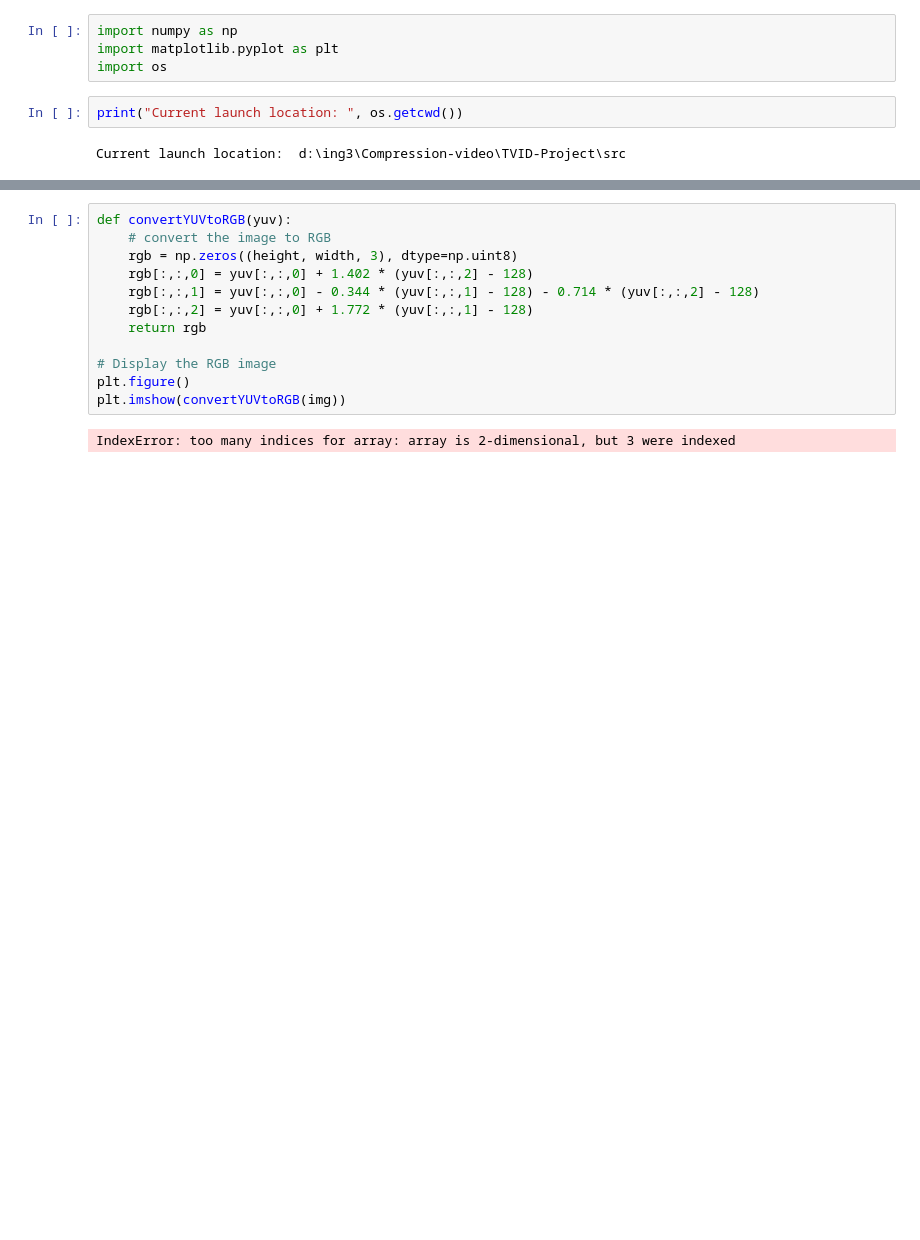
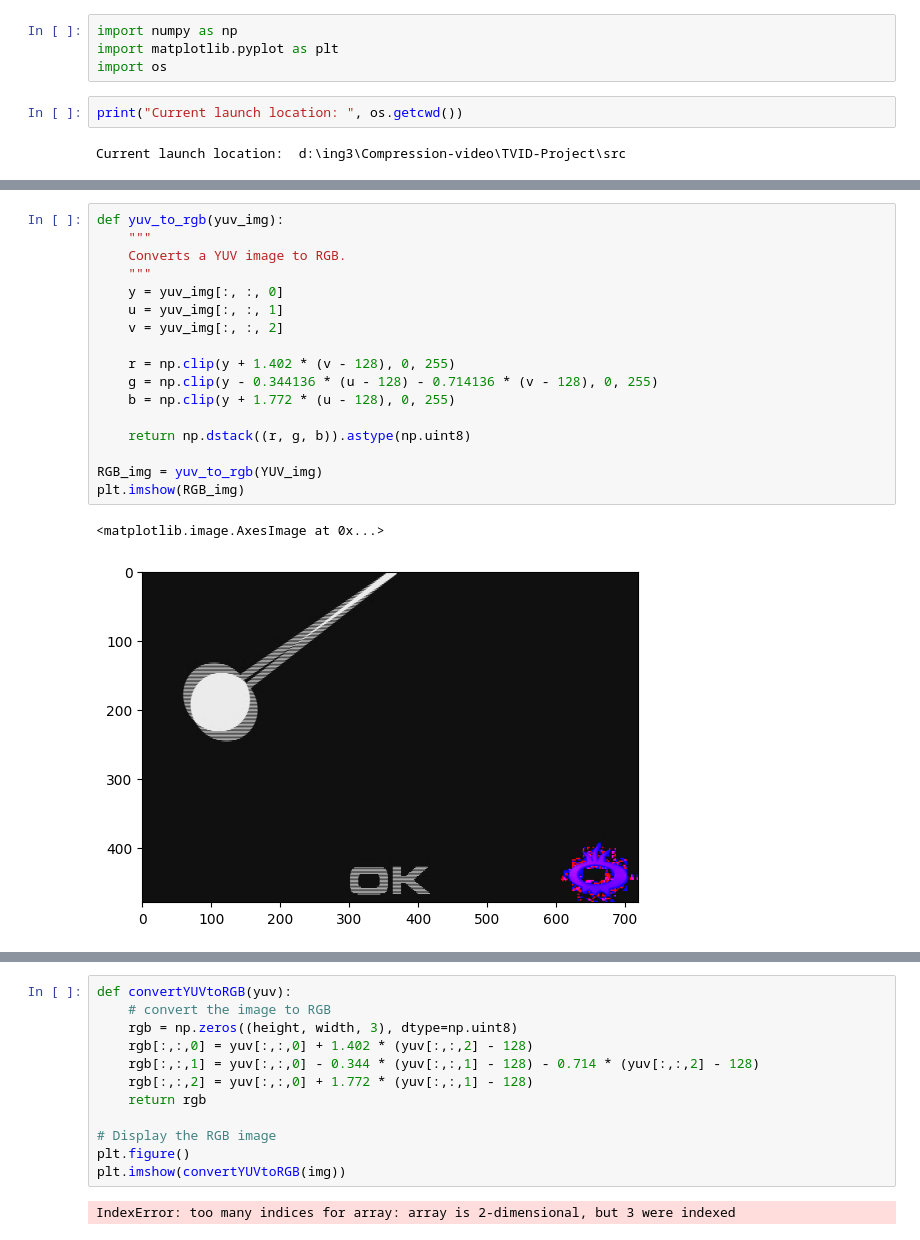
Before and after one commit to CrpTheo/TVID-Project, a Jupyter notebook: src/tests.ipynb, the cells around one changed output, grey strips where cells are left out. Cells and saved outputs as stored; diff of their text form; blank space fills up the shorter version.

```diff
--- a/src/tests.ipynb
+++ b/src/tests.ipynb
@@ -59,0 +79,20 @@ plt.imshow(img)
+# %%
+def yuv_to_rgb(yuv_img):
+    """
+    Converts a YUV image to RGB.
+    """
+    y = yuv_img[:, :, 0]
+    u = yuv_img[:, :, 1]
+    v = yuv_img[:, :, 2]
+
+    r = np.clip(y + 1.402 * (v - 128), 0, 255)
+    g = np.clip(y - 0.344136 * (u - 128) - 0.714136 * (v - 128), 0, 255)
+    b = np.clip(y + 1.772 * (u - 128), 0, 255)
+
+    return np.dstack((r, g, b)).astype(np.uint8)
+
+RGB_img = yuv_to_rgb(YUV_img)
+plt.imshow(RGB_img)
+# %% [output]
+<matplotlib.image.AxesImage at 0x...>
+[figure, added]
```
Also changed, not shown: parts of 8 cells of this notebook.
